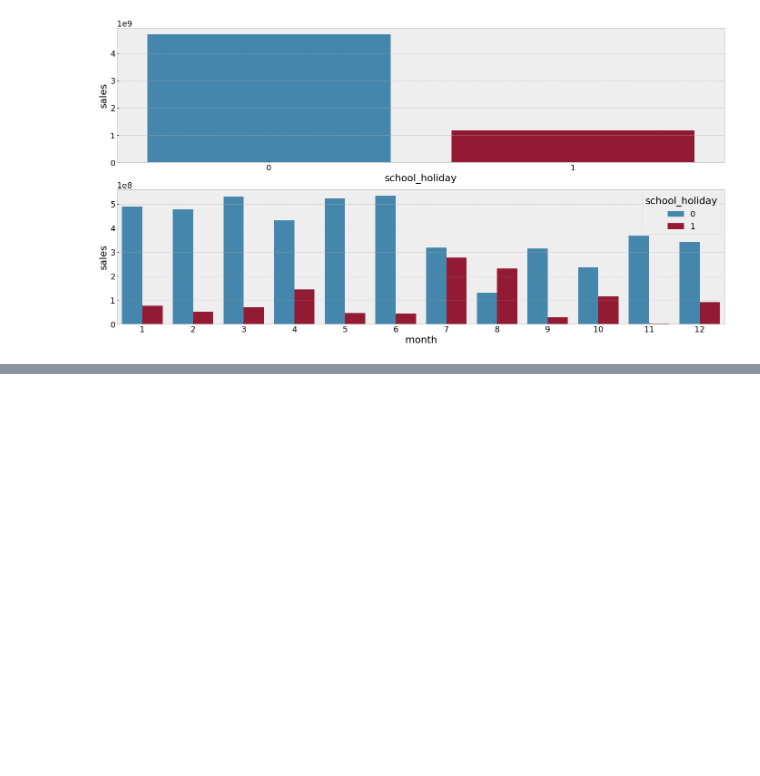
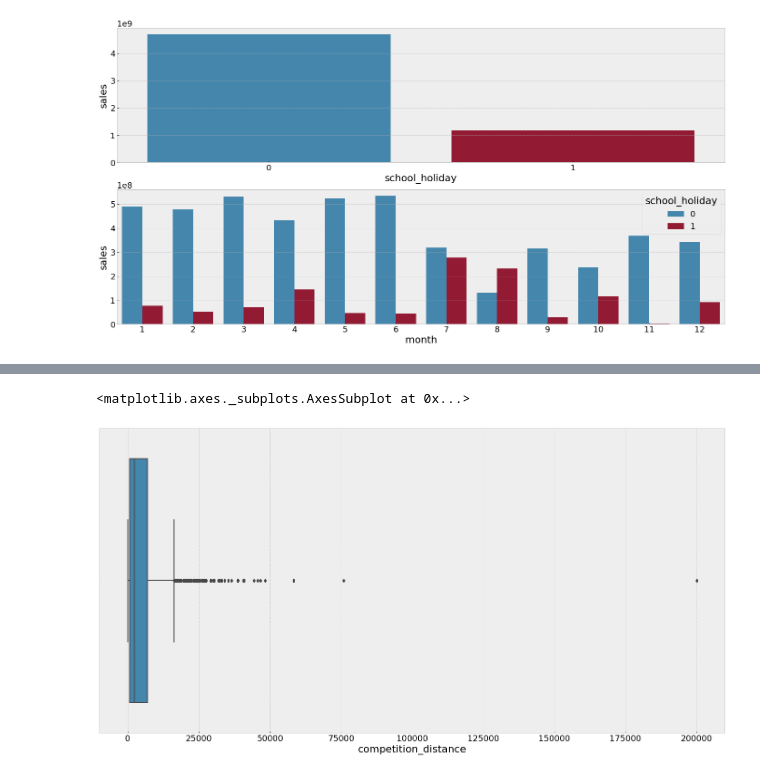
Before and after one commit to Marcelaps1204/ds_prod_cds, a Jupyter notebook: m04_v01_store_sales_prediction_class.ipynb, the cells around one changed output, grey strips where cells are left out. Saved outputs shown, nothing was run; the diff lists cells and outputs as text; code cells hidden in the pictures; blank space fills up the shorter version.

```diff
--- a/m04_v01_store_sales_prediction_class.ipynb
+++ b/m04_v01_store_sales_prediction_class.ipynb
@@ -831,0 +971,2 @@ sns.barplot(x='month', y='sales', hue='school_holiday', data=aux2);
+# %%
+df5 = df4.copy()
@@ -831,0 +991,5 @@ sns.barplot(x='month', y='sales', hue='school_holiday', data=aux2);
+# %%
+sns.boxplot(df5['competition_distance'])
+# %% [output]
+<matplotlib.axes._subplots.AxesSubplot at 0x...>
+[figure, added]
```
Also changed, not shown: parts of 29 cells of this notebook.
